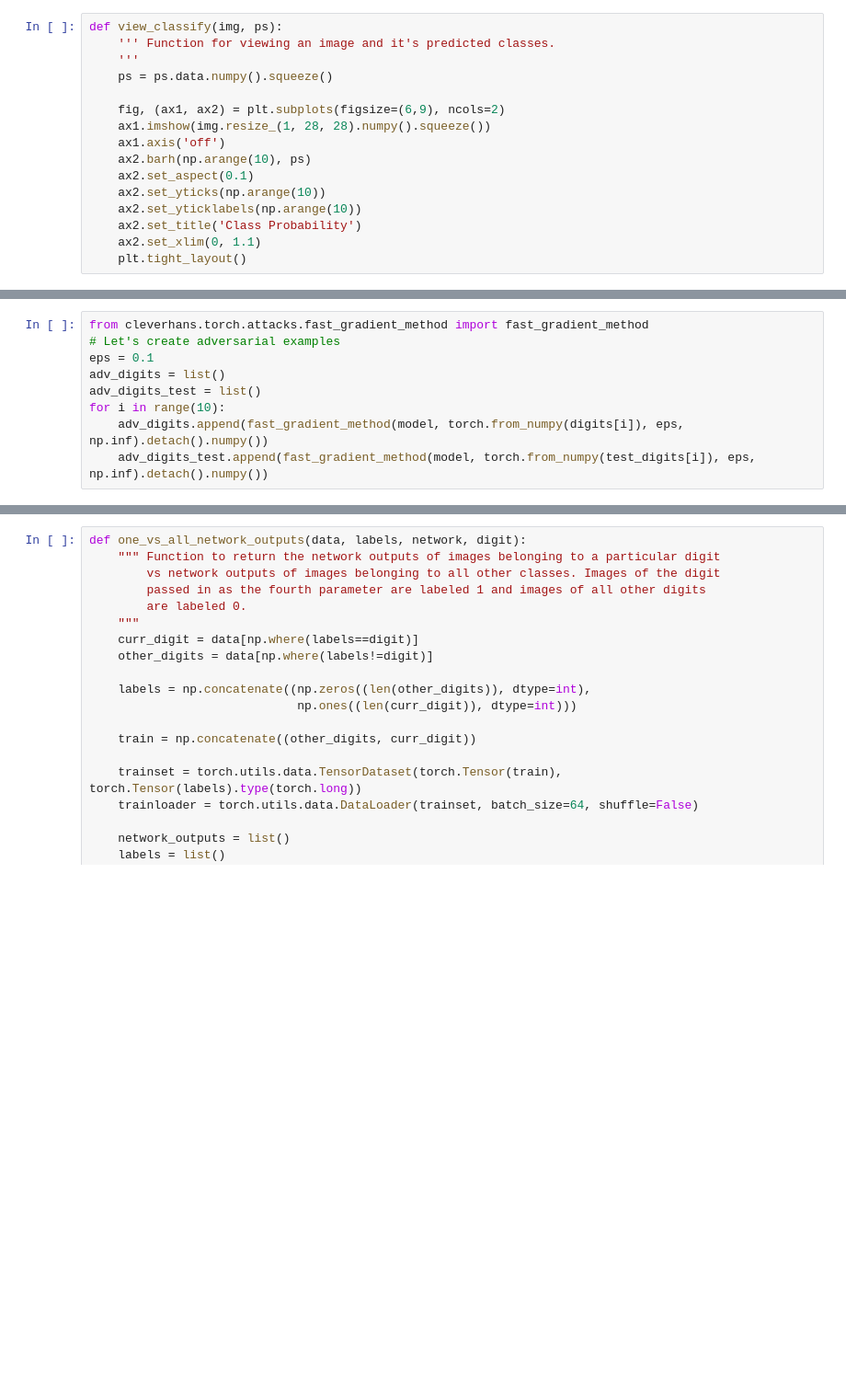
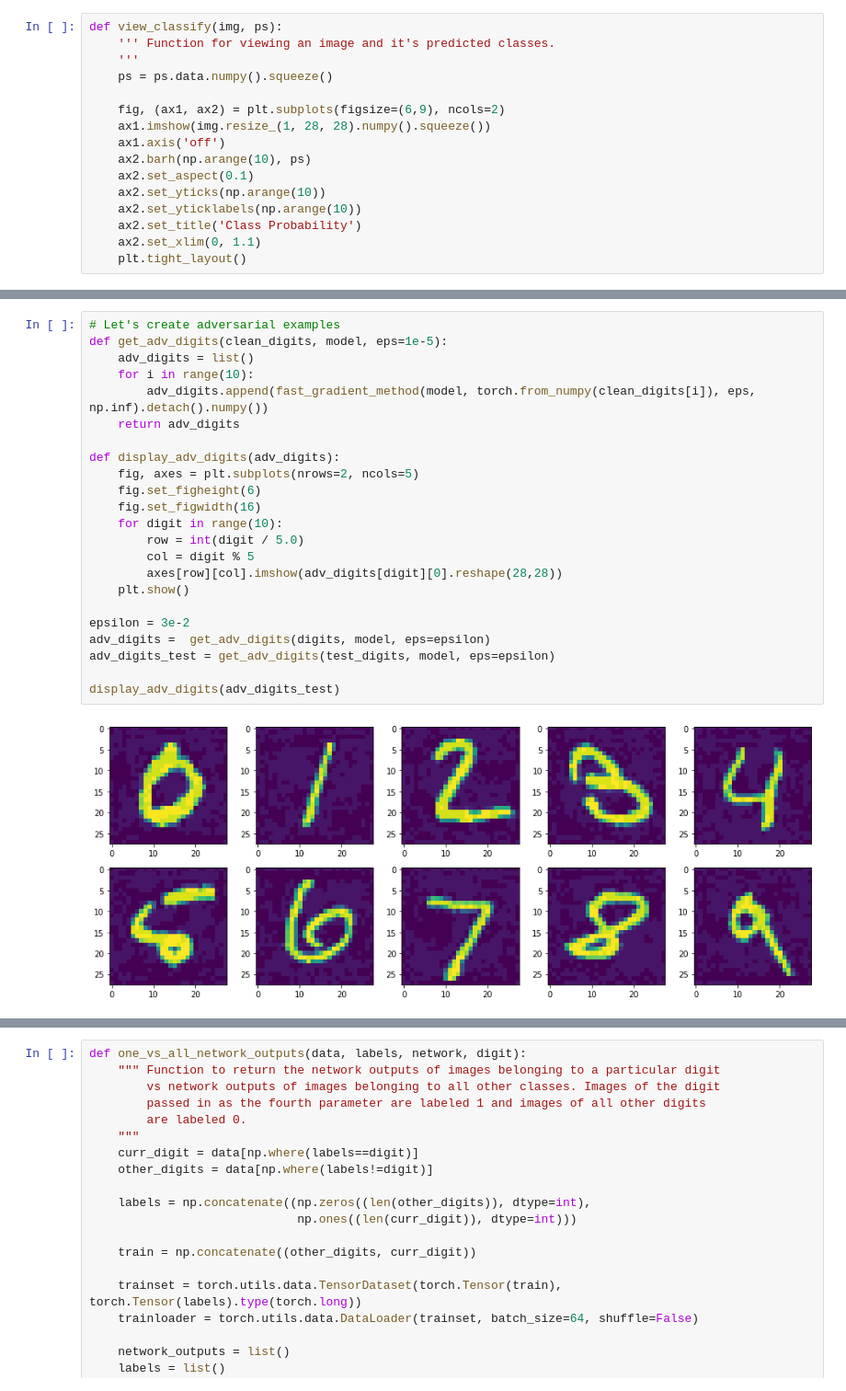
Before and after one commit to aranganath/Adversarial, a Jupyter notebook: one-vs-all-SVMs.ipynb, the cells around one changed output, grey strips where cells are left out. Shown: that part at 92% size. Drawn from its saved outputs; the diff is of its cells as text; blank space fills up the shorter version.

```diff
--- a/one-vs-all-SVMs.ipynb
+++ b/one-vs-all-SVMs.ipynb
@@ -177,9 +180,25 @@ Model Accuracy = 0.9785
 # %%
-from cleverhans.torch.attacks.fast_gradient_method import fast_gradient_method
 # Let's create adversarial examples
-eps = 0.1
-adv_digits = list()
-adv_digits_test = list()
-for i in range(10):
-    adv_digits.append(fast_gradient_method(model, torch.from_numpy(digits[i]), eps, np.inf).detach().numpy())
-    adv_digits_test.append(fast_gradient_method(model, torch.from_numpy(test_digits[i]), eps, np.inf).detach().numpy())
+def get_adv_digits(clean_digits, model, eps=1e-5):
+    adv_digits = list()
+    for i in range(10):
+        adv_digits.append(fast_gradient_method(model, torch.from_numpy(clean_digits[i]), eps, np.inf).detach().numpy())
+    return adv_digits
+
+def display_adv_digits(adv_digits):
+    fig, axes = plt.subplots(nrows=2, ncols=5)
+    fig.set_figheight(6)
+    fig.set_figwidth(16)
+    for digit in range(10):
+        row = int(digit / 5.0)
+        col = digit % 5
+        axes[row][col].imshow(adv_digits[digit][0].reshape(28,28))
+    plt.show()
+
+epsilon = 3e-2
+adv_digits =  get_adv_digits(digits, model, eps=epsilon)
+adv_digits_test = get_adv_digits(test_digits, model, eps=epsilon)
+
+display_adv_digits(adv_digits_test)
+# %% [output]
+[figure, added]
```
Also changed, not shown: parts of 11 cells of this notebook, 18 other files.
